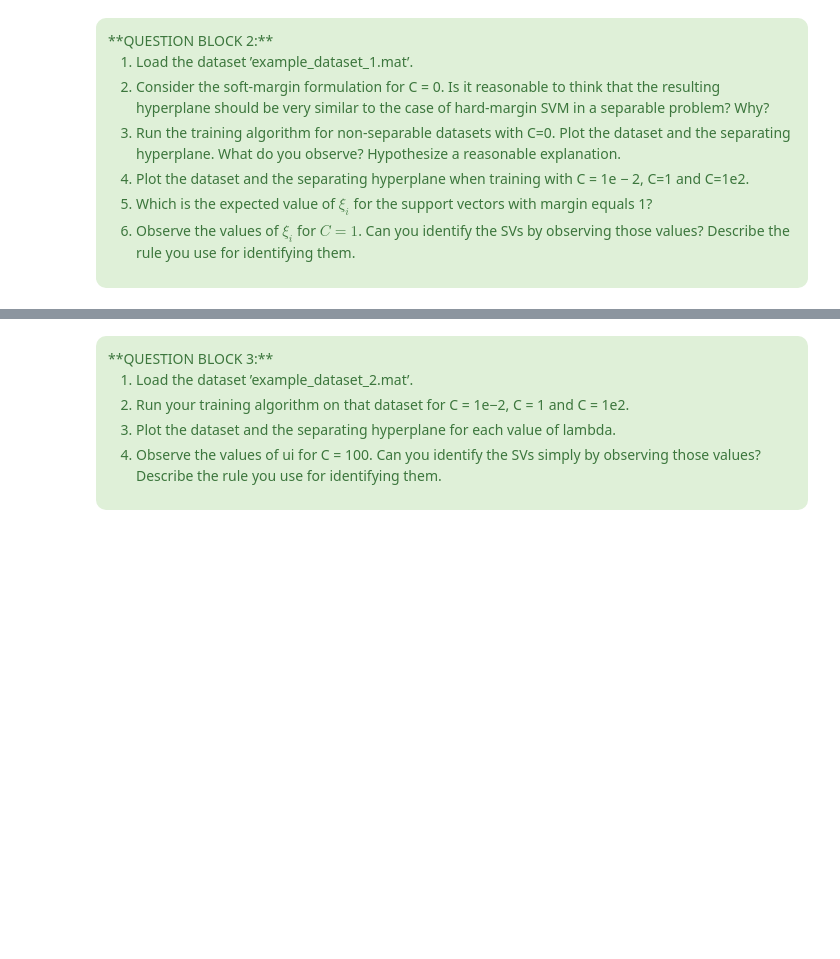
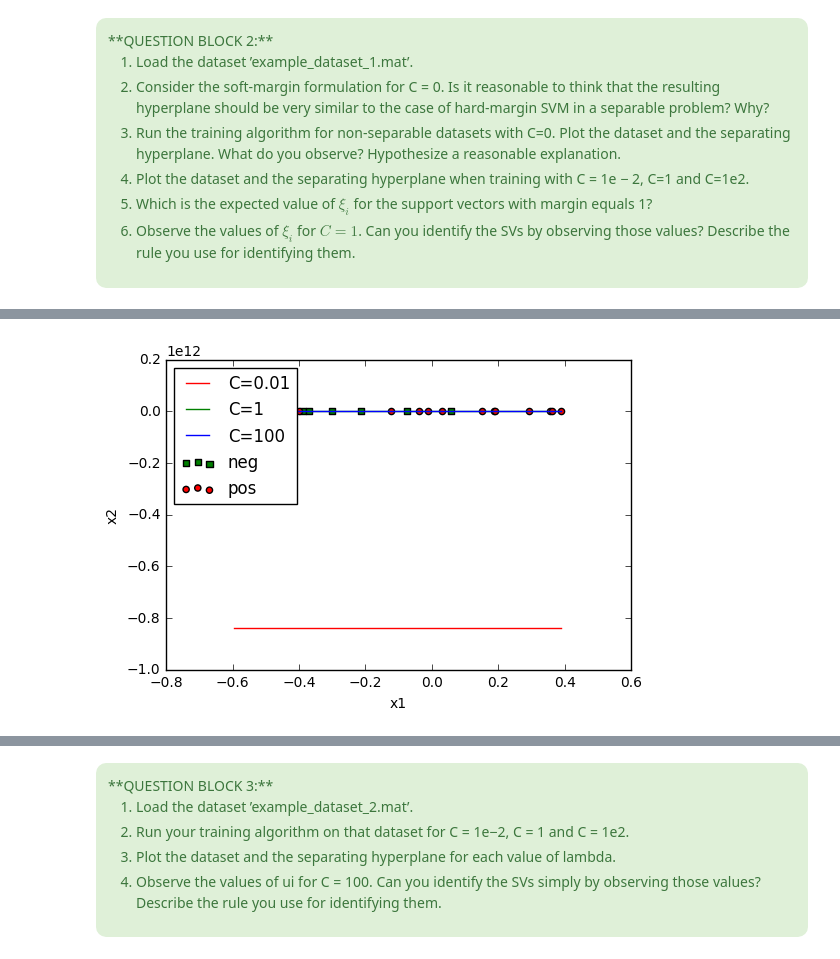
Before and after one commit to JohannesHeidecke/UPC-MAI-IML, a Jupyter notebook: exercise 3/supervised_exercise_3_johannes.ipynb, the cells around one changed output, grey strips where cells are left out. Saved outputs shown, nothing was run; the diff lists cells and outputs as text; code cells hidden in the pictures; blank space fills up the shorter version.

```diff
--- a/exercise 3/supervised_exercise_3_johannes.ipynb
+++ b/exercise 3/supervised_exercise_3_johannes.ipynb
@@ -236,0 +259,11 @@ those values? Describe the rule you use for identifying them.</li>
+# %%
+# Question 2-4
+res001 = softMarginSolve(X,y,0.01)
+res1 = softMarginSolve(X,y,1)
+res100 = softMarginSolve(X,y,100)
+plotSvmResult(X,y,[
+        (res001[1], res001[2],'C=0.01', 'r'),
+        (res1[1], res1[2], 'C=1', 'g'),
+        (res100[1], res100[2], 'C=100', 'b')])
+# %% [output]
+[figure, added]
```
Also changed, not shown: parts of 13 cells of this notebook.
